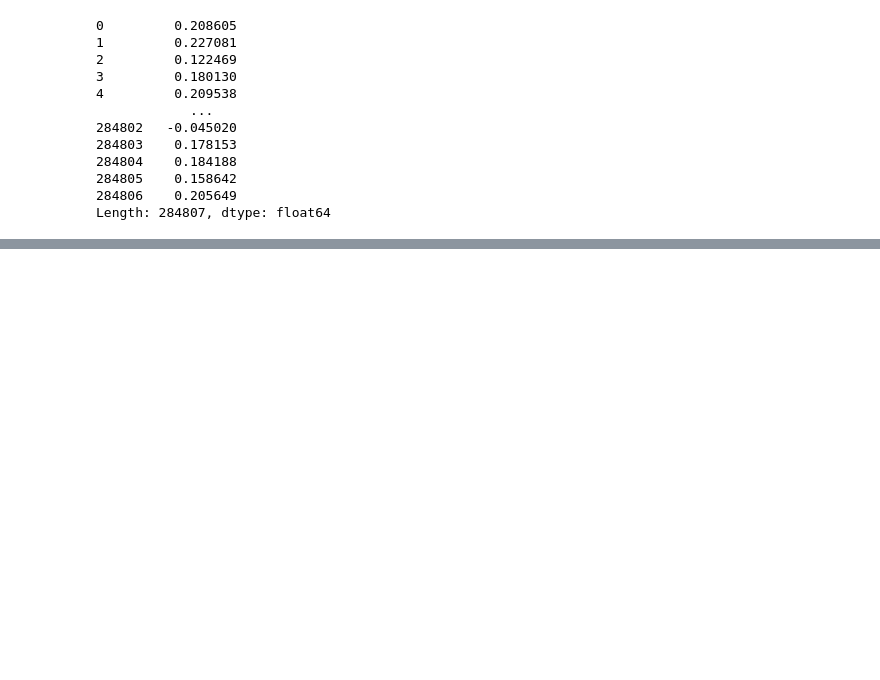
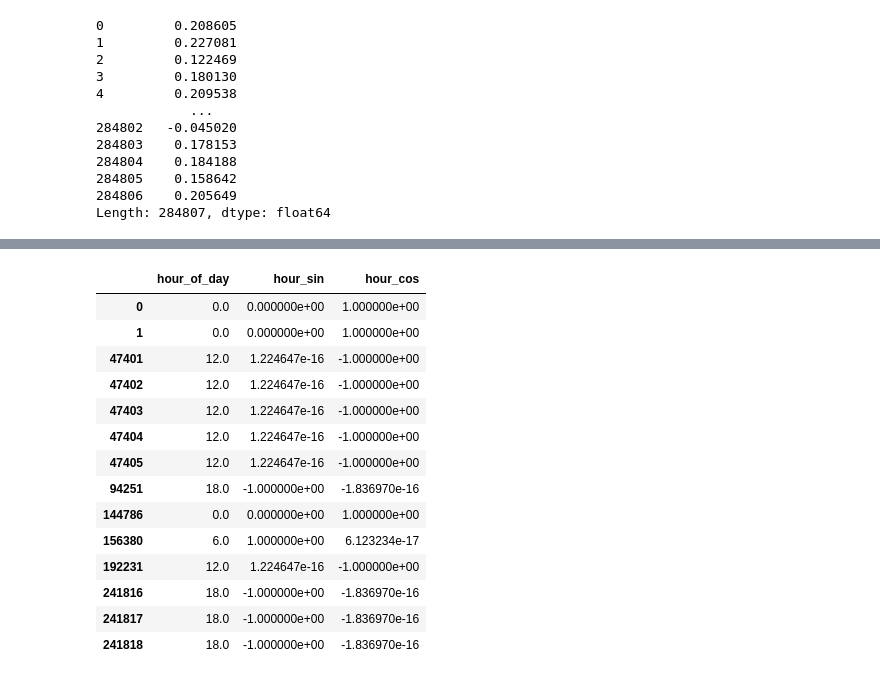
Before and after one commit to Raafat911/Unsupervised-learning-Anomaly-Detection-in-Credit-Card-Transactions, a Jupyter notebook: Anomaly-detection.ipynb, the cells around one changed output, grey strips where cells are left out. Saved outputs shown, nothing was run; the diff lists cells and outputs as text; code cells hidden in the pictures; blank space fills up the shorter version.

```diff
--- a/Anomaly-detection.ipynb
+++ b/Anomaly-detection.ipynb
@@ -231,0 +394,32 @@ iso.fit(X)
+# %%
+#Time from original data frame, converted to fractional hour of the day
+df_time=(data[['Time']]/3600)%24
+df_time.columns = ['hour_of_day']
+# %%
+
+theta = 2 * np.pi * df_time['hour_of_day'] / 24
+
+df_time['hour_sin'] = np.sin(theta)
+df_time['hour_cos'] = np.cos(theta)
+# %%
+#sanity check on the computed data
+df_time.loc[
+    df_time['hour_of_day'].isin([0, 6, 12, 18]),
+    ['hour_of_day', 'hour_sin', 'hour_cos']
+]
+# %% [output]
+|  | hour_of_day | hour_sin | hour_cos |
+| 0 | 0.0 | 0.000000e+00 | 1.000000e+00 |
+| 1 | 0.0 | 0.000000e+00 | 1.000000e+00 |
+| 47401 | 12.0 | 1.224647e-16 | -1.000000e+00 |
+| 47402 | 12.0 | 1.224647e-16 | -1.000000e+00 |
+| 47403 | 12.0 | 1.224647e-16 | -1.000000e+00 |
+| 47404 | 12.0 | 1.224647e-16 | -1.000000e+00 |
+| 47405 | 12.0 | 1.224647e-16 | -1.000000e+00 |
+| 94251 | 18.0 | -1.000000e+00 | -1.836970e-16 |
+| 144786 | 0.0 | 0.000000e+00 | 1.000000e+00 |
+| 156380 | 6.0 | 1.000000e+00 | 6.123234e-17 |
+| 192231 | 12.0 | 1.224647e-16 | -1.000000e+00 |
+| 241816 | 18.0 | -1.000000e+00 | -1.836970e-16 |
+| 241817 | 18.0 | -1.000000e+00 | -1.836970e-16 |
+| 241818 | 18.0 | -1.000000e+00 | -1.836970e-16 |
```
Also changed, not shown: parts of 40 cells of this notebook, 1 other file.
